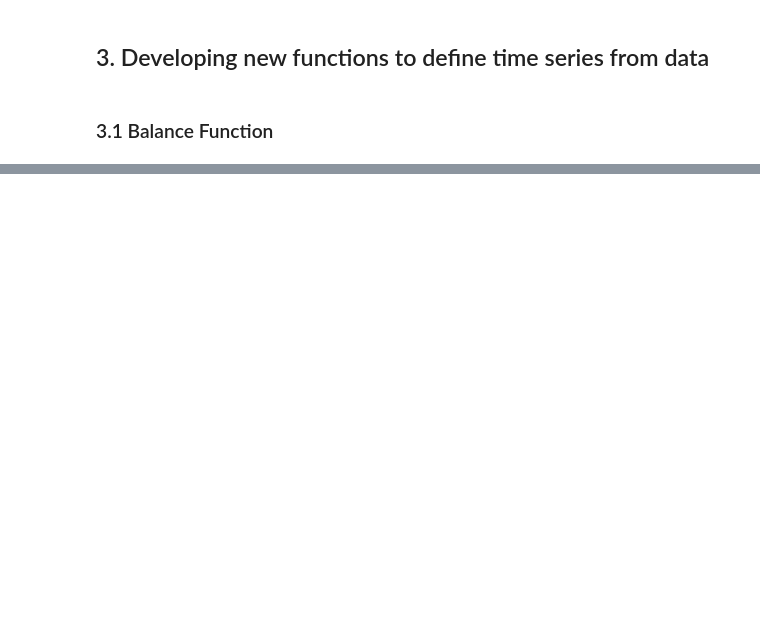
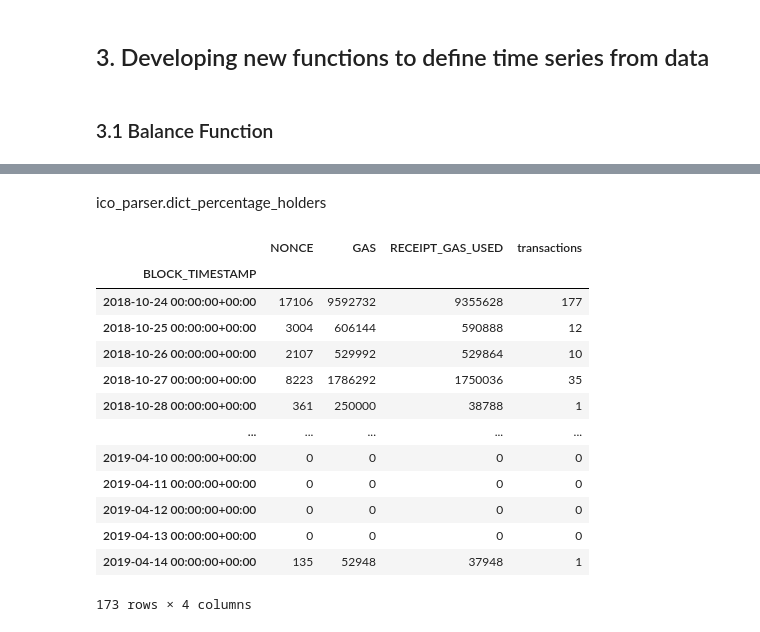
Before and after one commit to GabrielSGoncalves/time_series_study, a Jupyter notebook: ICO_fraud_detection/2020-07-25-Class_DeepICO_.ipynb, the cells around one changed output, grey strips where cells are left out. Saved outputs shown, nothing was run; the diff lists cells and outputs as text; code cells hidden in the pictures; blank space fills up the shorter version.

```diff
--- a/ICO_fraud_detection/2020-07-25-Class_DeepICO_.ipynb
+++ b/ICO_fraud_detection/2020-07-25-Class_DeepICO_.ipynb
@@ -469,0 +550,3 @@ dict_balance
+# %%
+ico_table = pd.read_csv('lista_ico_2020-08-17_tab3.csv')#, sep=';')
+ico_table.tail()
@@ -469,0 +555,4 @@ dict_balance
+# %%
+ico_table = ico_table.astype({'start_date': 'datetime64', 'market_start_date': 'datetime64', 'date_analysis':'datetime64'})
+ico_table.set_index('ico', inplace=True)
+ico_table.dtypes
@@ -469,0 +571,5 @@ dict_balance
+# %%
+ico_ = 'BELANCE'
+ico_csv= f'{path_to_csvs}{ico_}.csv'
+market_start_date = str(ico_table.at[ ico_, 'market_start_date'].date())
+is_fraud = ico_table.at[ ico_, 'fraud']
@@ -469,0 +580,6 @@ dict_balance
+# %%
+ico_parser = ICOParser(ico_csv,
+                 date_column='BLOCK_TIMESTAMP',
+                 value_column='VALUE',
+                 ico_start_date=market_start_date,
+                 fraud_flag=is_fraud)
@@ -469,0 +824,19 @@ dict_balance
+# %% [markdown]
+ico_parser.dict_percentage_holders
+# %%
+ico_parser.df_resample_day
+# %% [output]
+|  | NONCE | GAS | RECEIPT_GAS_USED | transactions |
+| BLOCK_TIMESTAMP |  |  |  |  |
+| 2018-10-24 00:00:00+00:00 | 17106 | 9592732 | 9355628 | 177 |
+| 2018-10-25 00:00:00+00:00 | 3004 | 606144 | 590888 | 12 |
+| 2018-10-26 00:00:00+00:00 | 2107 | 529992 | 529864 | 10 |
+| 2018-10-27 00:00:00+00:00 | 8223 | 1786292 | 1750036 | 35 |
+| 2018-10-28 00:00:00+00:00 | 361 | 250000 | 38788 | 1 |
+| ... | ... | ... | ... | ... |
+| 2019-04-10 00:00:00+00:00 | 0 | 0 | 0 | 0 |
+| 2019-04-11 00:00:00+00:00 | 0 | 0 | 0 | 0 |
+| 2019-04-12 00:00:00+00:00 | 0 | 0 | 0 | 0 |
+| 2019-04-13 00:00:00+00:00 | 0 | 0 | 0 | 0 |
+| 2019-04-14 00:00:00+00:00 | 135 | 52948 | 37948 | 1 |
+173 rows × 4 columns
```
Also changed, not shown: parts of 160 cells of this notebook, 6 other files.
